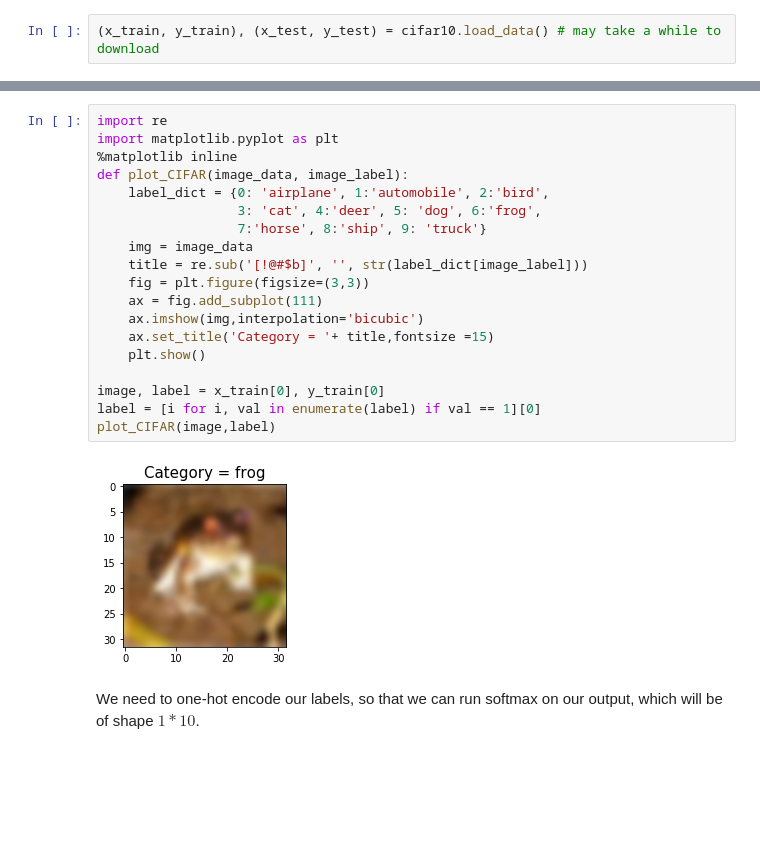
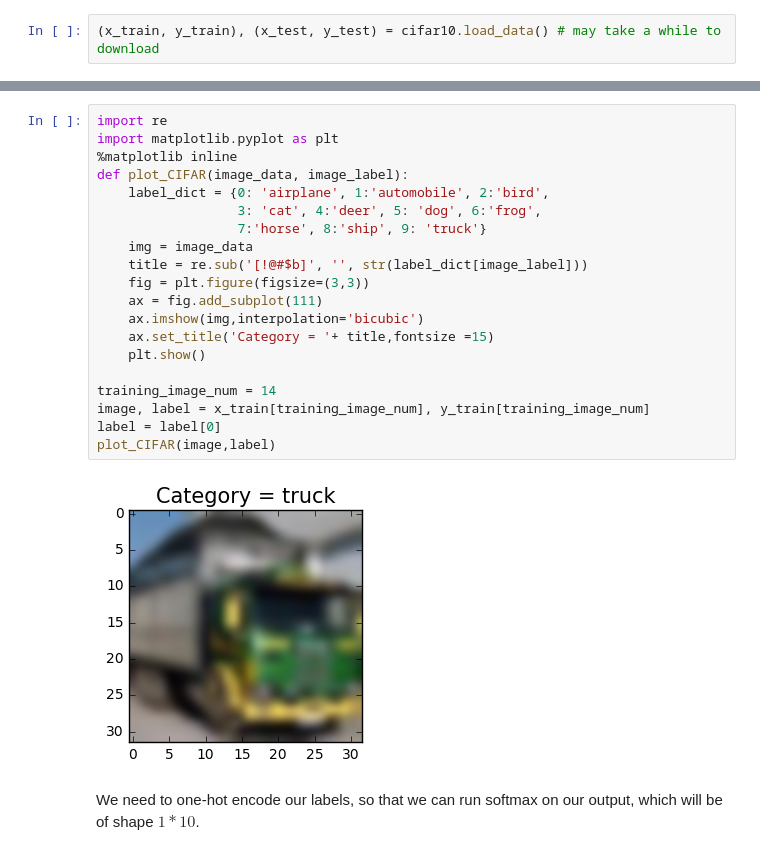
Before and after one commit to uclaacmai/advanced-track-fall18, a Jupyter notebook: cnn-workshop/AlexNet Keras Demo.ipynb, the cells around one changed output, grey strips where cells are left out. Drawn from its saved outputs; the diff is of its cells as text; blank space fills up the shorter version.

```diff
--- a/cnn-workshop/AlexNet Keras Demo.ipynb
+++ b/cnn-workshop/AlexNet Keras Demo.ipynb
@@ -29,24 +31,25 @@ print(x_test.shape, y_test.shape)
 # %%
 import re
 import matplotlib.pyplot as plt
 %matplotlib inline
 def plot_CIFAR(image_data, image_label):
     label_dict = {0: 'airplane', 1:'automobile', 2:'bird',
                   3: 'cat', 4:'deer', 5: 'dog', 6:'frog',
                   7:'horse', 8:'ship', 9: 'truck'}
     img = image_data
     title = re.sub('[!@#$b]', '', str(label_dict[image_label]))
     fig = plt.figure(figsize=(3,3))
     ax = fig.add_subplot(111)
     ax.imshow(img,interpolation='bicubic')
     ax.set_title('Category = '+ title,fontsize =15)
     plt.show()
 
-image, label = x_train[0], y_train[0]
-label = [i for i, val in enumerate(label) if val == 1][0]
+training_image_num = 14
+image, label = x_train[training_image_num], y_train[training_image_num]
+label = label[0]
 plot_CIFAR(image,label)
 # %% [output]
-[figure, old version]
+[figure, new version]
 # %% [markdown]
 We need to one-hot encode our labels, so that we can run softmax on our output, which will be of shape $1 * 10$.
 # %%
```
Also changed, not shown: parts of 3 cells of this notebook.
